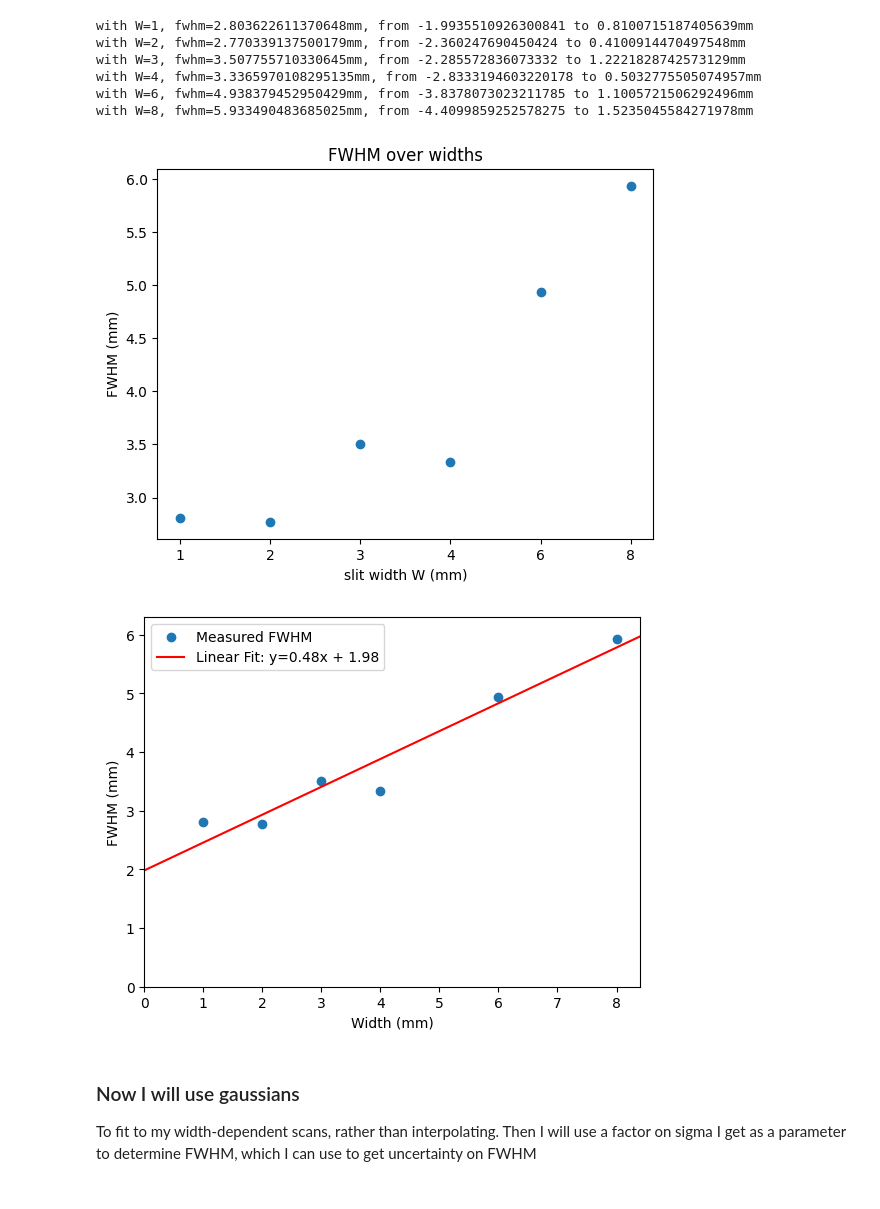
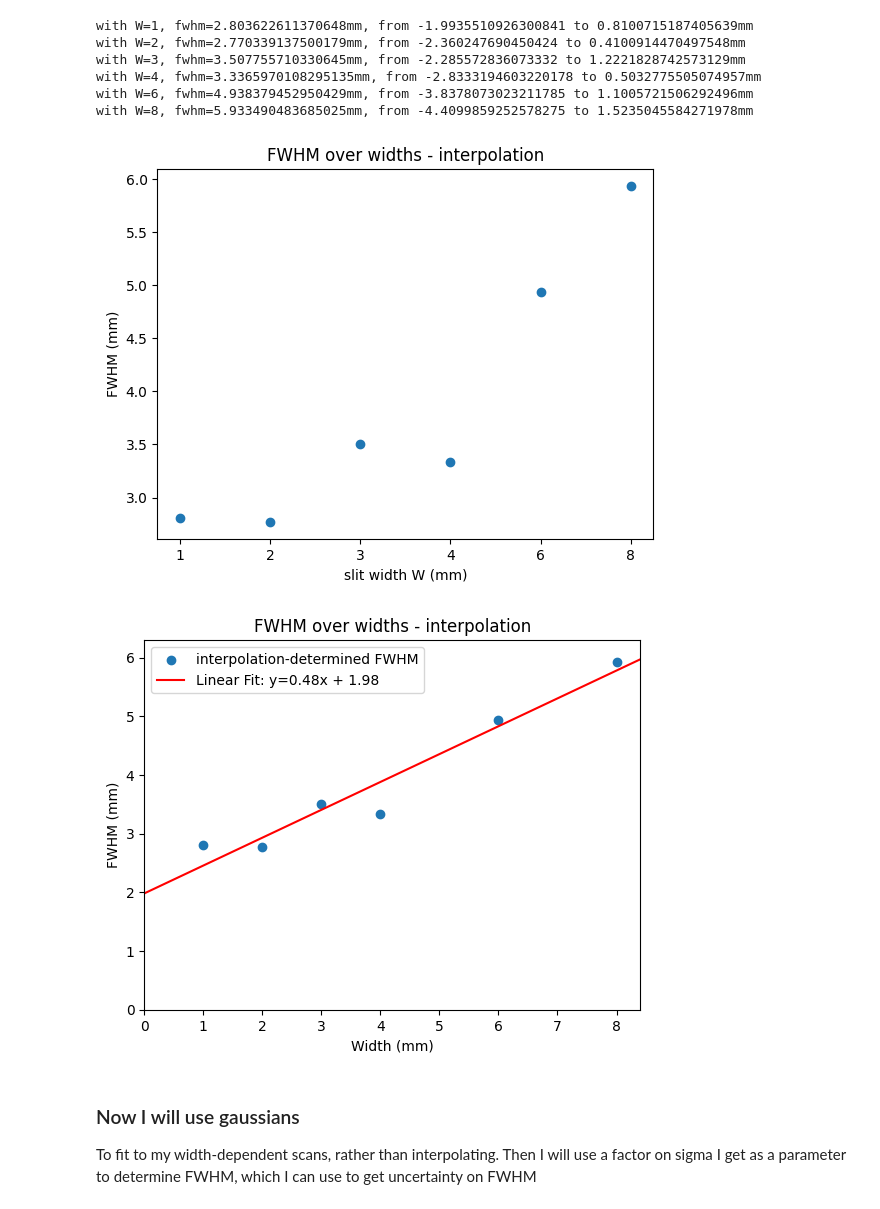
Before and after one commit to MarkZhit/PHYS409-PET, a Jupyter notebook: VaryWidth.ipynb, the cells around one changed output. Saved outputs shown, nothing was run; the diff lists cells and outputs as text; code cells hidden in the pictures.

```diff
--- a/VaryWidth.ipynb
+++ b/VaryWidth.ipynb
@@ -53,43 +53,44 @@ for width in sorted(grouped_FWHM.keys()):
 
 plt.figure()
 plt.scatter(widths, fwhms)
-plt.title("FWHM over widths")
+plt.title("FWHM over widths - interpolation")
 plt.xlabel("slit width W (mm)")
 plt.ylabel("FWHM (mm)")
 plt.savefig("figures/FWHM over slit width")
 plt.show()
 # %% [output]
-[figure, old version]
+[figure, new version]
 # %%
 def linear_model(x, m, b):
     return m * x + b
 
 widths_clean = np.array(widths, dtype=float)
 fwhms_clean = np.array(fwhms, dtype=float)
 # print(widths_clean)
 # print(fwhms_clean)
 # sorted_pairs = sorted(zip(widths_clean, fwhms_clean))
 # x_sorted, y_sorted = zip(*sorted_pairs)
 # print(x_sorted)
 # print(y_sorted)
 popt, pcov = curve_fit(linear_model, xdata=widths_clean, ydata=fwhms_clean)
 m_opt, b_opt = popt
 x_fit = np.linspace(0, 8.4, 100)
 y_fit = linear_model(x_fit, m_opt, b_opt)
 
 plt.figure()
-plt.scatter(widths_clean, fwhms_clean, label="Measured FWHM")
+plt.scatter(widths_clean, fwhms_clean, label="interpolation-determined FWHM")
 plt.plot(x_fit, y_fit, 'r-', label=f"Linear Fit: y={m_opt:.2f}x + {b_opt:.2f}")
 
 plt.xlabel("Width (mm)")
 plt.ylabel("FWHM (mm)")
+plt.title("FWHM over widths - interpolation")
 plt.xlim(0, 8.4)
 plt.ylim(0, 6.3)
 plt.legend()
 plt.savefig("figures/FWHM over widths with model")
 plt.show()
 # %% [output]
-[figure, old version]
+[figure, new version]
 # %% [markdown]
 ### Now I will use gaussians
  To fit to my width-dependent scans, rather than interpolating. Then I will use a factor on sigma I get as a parameter to determine FWHM, which I can use to get uncertainty on FWHM
```
Also changed, not shown: parts of 2 cells of this notebook, 9 other files.
